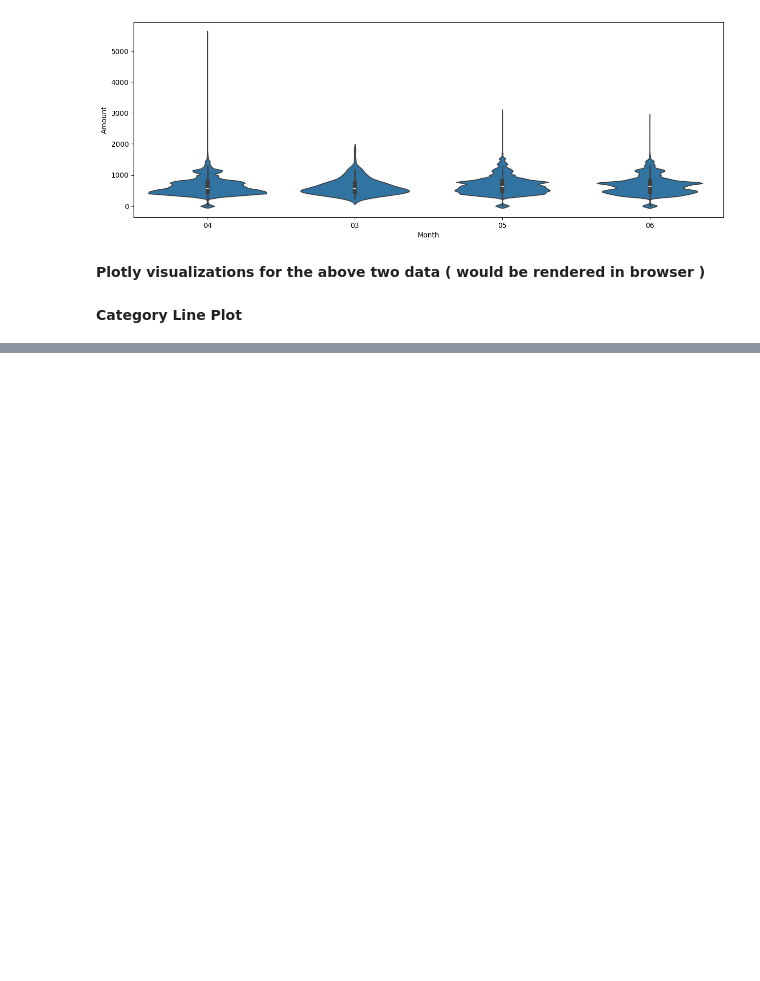
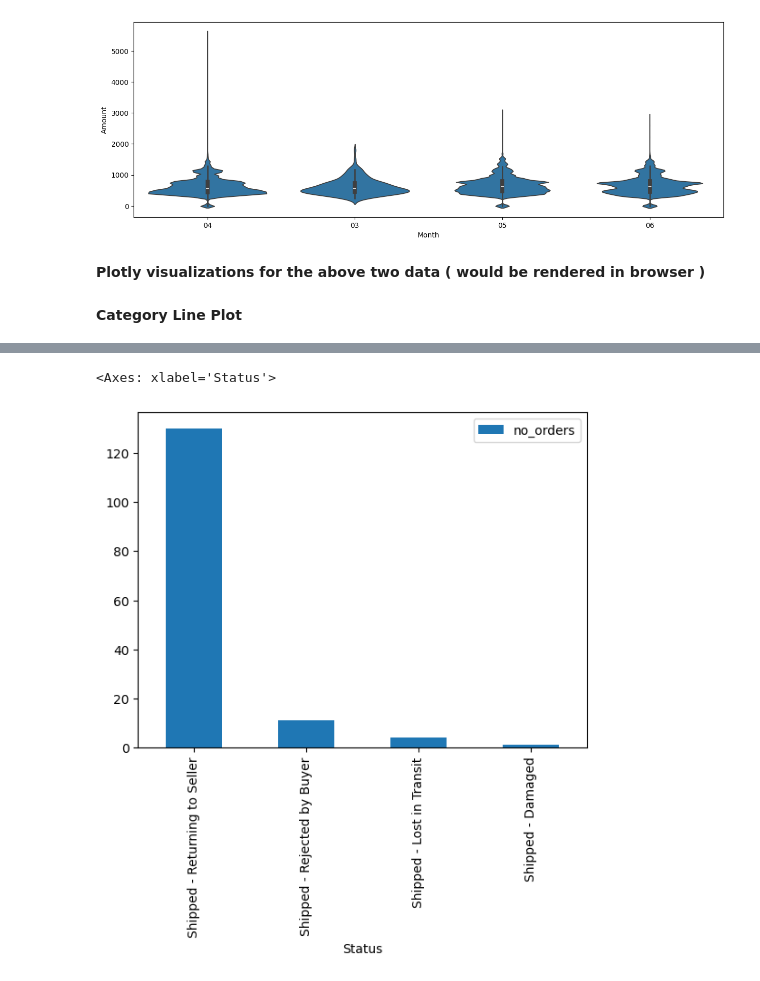
Before and after one commit to RookieCoder12/DevArena-Week-6, a Jupyter notebook: dashboard.ipynb, the cells around one changed output, grey strips where cells are left out. Cells and saved outputs as stored; diff of their text form; code cells hidden in the pictures; blank space fills up the shorter version.

```diff
--- a/dashboard.ipynb
+++ b/dashboard.ipynb
@@ -116,9 +141,12 @@ df_amazon_sales_completed.dropna(subset=["ship-city", "ship-state"], inplace=Tru
 # %%
 df_amazon_sales_completed.drop(["currency"], axis="columns", inplace=True)
+df_amazon_sales_not_completed.drop(["currency"], axis="columns", inplace=True)
 # %%
 df_amazon_sales_completed.dropna(subset=["Amount"], inplace=True)
+df_amazon_sales_not_completed.dropna(subset=["Amount"], inplace=True)
 # %%
 df_amazon_sales_completed.drop(["fulfilled-by", "B2B"], axis="columns", inplace=True)
+df_amazon_sales_not_completed.drop(["fulfilled-by", "B2B"], axis="columns", inplace=True)
 # %% [markdown]
 Rectitfying the value for the states for the 'ship-state' column.
 # %%
@@ -153,4 +181,36 @@ df_amazon_sales_completed["ship-state"] = df_amazon_sales_completed["ship-state"
 df_amazon_sales_completed["ship-state"] = df_amazon_sales_completed["ship-state"].apply(
     lambda x: "Arunachal Pradesh" if x == "Ar" else x
 )
+# %%
+df_amazon_sales_not_completed["ship-state"] = df_amazon_sales_not_completed["ship-state"].apply(
+    lambda x: "New Delhi" if x == "Delhi" else x
+)
+
+df_amazon_sales_not_completed["ship-state"] = df_amazon_sales_not_completed["ship-state"].apply(
+    lambda x: "Puducherry" if x == "Pondicherry" else x
+)
+
+df_amazon_sales_not_completed["ship-state"] = df_amazon_sales_not_completed["ship-state"].apply(
+    lambda x: "Punjab" if x == "Pb" else x
+)
+
+df_amazon_sales_not_completed["ship-state"] = df_amazon_sales_not_completed["ship-state"].apply(
+    lambda x: "Punjab" if x == "Punjab/Mohali/Zirakpur" else x
+)
+
+df_amazon_sales_not_completed["ship-state"] = df_amazon_sales_not_completed["ship-state"].apply(
+    lambda x: "Nagaland" if x == "Nl" else x
+)
+
+df_amazon_sales_not_completed["ship-state"] = df_amazon_sales_not_completed["ship-state"].apply(
+    lambda x: "Rajasthan" if x == "Rj" else x
+)
+
+df_amazon_sales_not_completed["ship-state"] = df_amazon_sales_not_completed["ship-state"].apply(
+    lambda x: "Rajasthan" if x == "Rajsthan" else x
+)
+
+df_amazon_sales_not_completed["ship-state"] = df_amazon_sales_not_completed["ship-state"].apply(
+    lambda x: "Arunachal Pradesh" if x == "Ar" else x
+)
 # %%
@@ -324,0 +400,7 @@ plt.show()
+# %%
+df_amazon_sales_not_completed.groupby("Status").agg(
+    no_orders = ("Order ID", "nunique")
+).sort_values(by="no_orders", ascending=False).plot(kind="bar")
+# %% [output]
+<Axes: xlabel='Status'>
+[figure, added]
```
Also changed, not shown: parts of 15 cells of this notebook.
